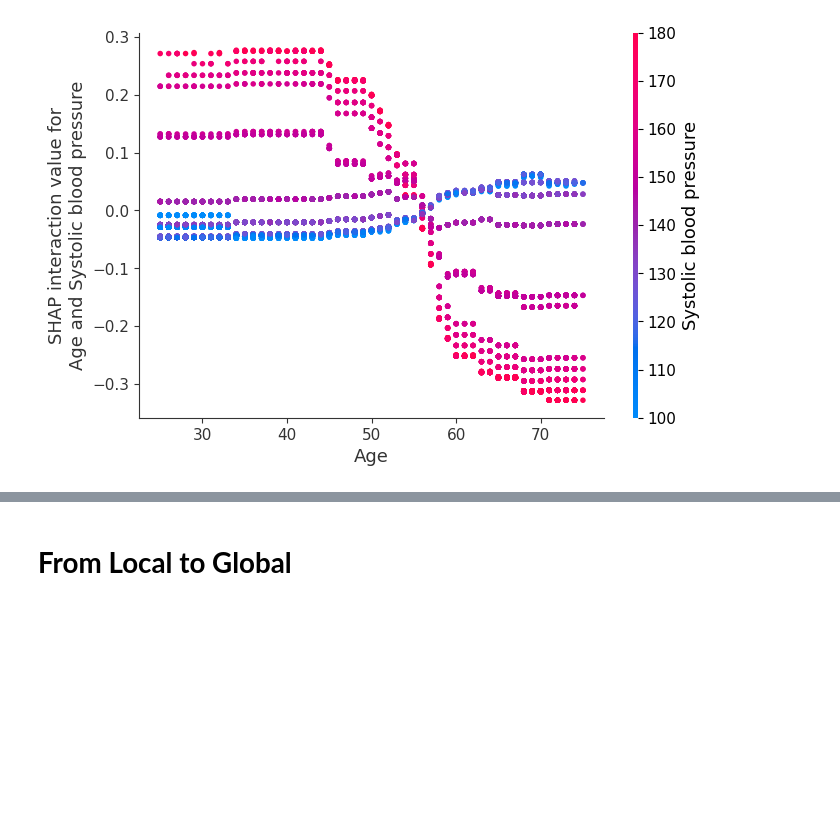
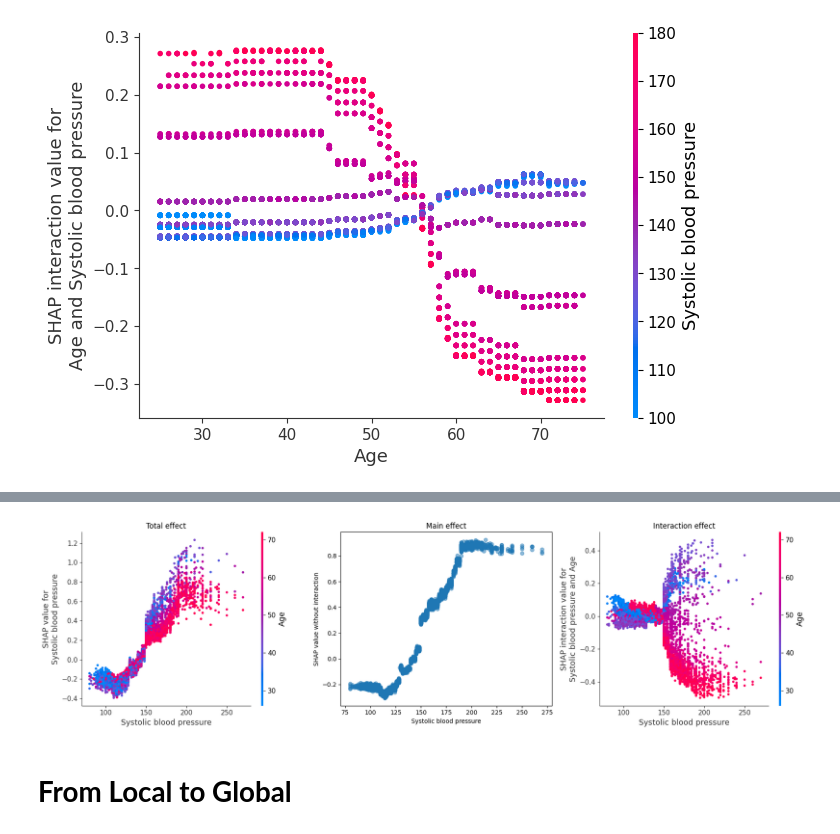
Before and after one commit to CorentinPernot/TreeShap, a Jupyter notebook: xai_protein_modified.ipynb, the cells around one changed output, grey strips where cells are left out. Saved outputs shown, nothing was run; the diff lists cells and outputs as text; code cells hidden in the pictures; blank space fills up the shorter version.

```diff
--- a/xai_protein_modified.ipynb
+++ b/xai_protein_modified.ipynb
@@ -689,2 +684,48 @@ plt.show()
+# %%
+feature_names = np.array(mapped_feature_names)
+i = np.where(feature_names == "Systolic blood pressure")[0][0]
+j = np.where(feature_names == "Age")[0][0]
+
+## Effects
+main_effect = xgb_shap_interaction[:, i, i]
+interaction_effect = xgb_shap_interaction[:, i, j]
+residual = main_effect  # same as fig 4c
+
+## Plots
+fig, axs = plt.subplots(1, 3, figsize=(18, 5))
+
+## fig 4b : classical SHAP
+shap.dependence_plot(
+    "Systolic blood pressure",
+    shap_values_lib,
+    X,
+    feature_names=feature_names,
+    interaction_index="Age",
+    ax=axs[0],
+    show=False
+)
+axs[0].set_title("Total effect")
+
+## fig 4c : main effect without interaction
+axs[1].scatter(X["systolic_blood_pressure"], residual, alpha=0.5)
+axs[1].set_xlabel("Systolic blood pressure")
+axs[1].set_ylabel("SHAP value without interaction")
+axs[1].set_title("Main effect")
+
+## fig 4d : interaction only
+shap.dependence_plot(
+    ("Systolic blood pressure", "Age"),
+    xgb_shap_interaction,
+    X,
+    feature_names=feature_names,
+    ax=axs[2],
+    show=False
+)
+axs[2].set_title("Interaction effect")
+
+plt.tight_layout()
+plt.show()
+# %% [output]
+[figure, added]
 # %% [markdown]
 # **From Local to Global**
```
Also changed, not shown: parts of 11 cells of this notebook.
